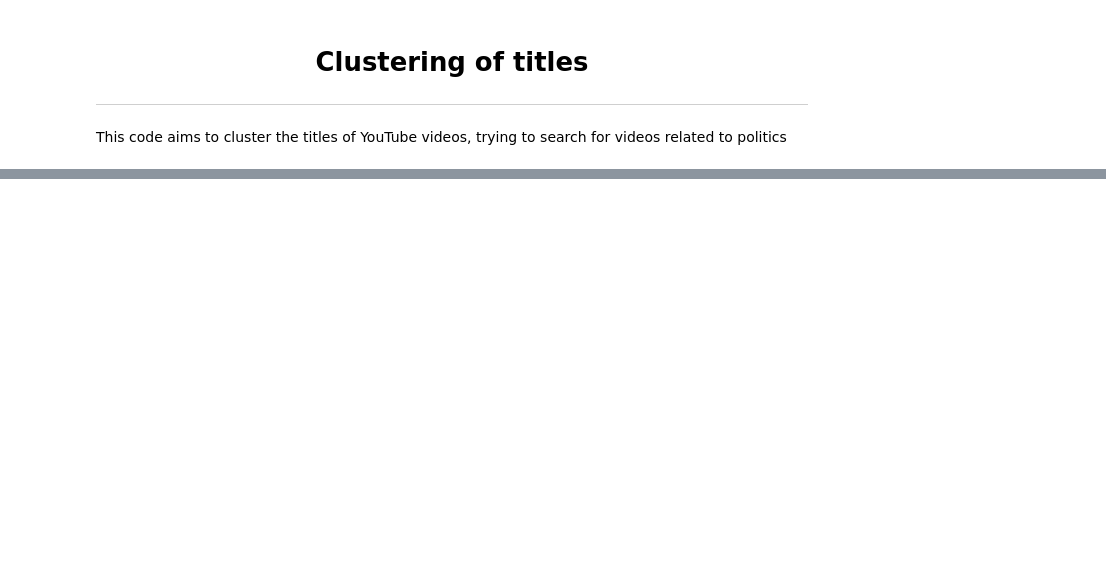
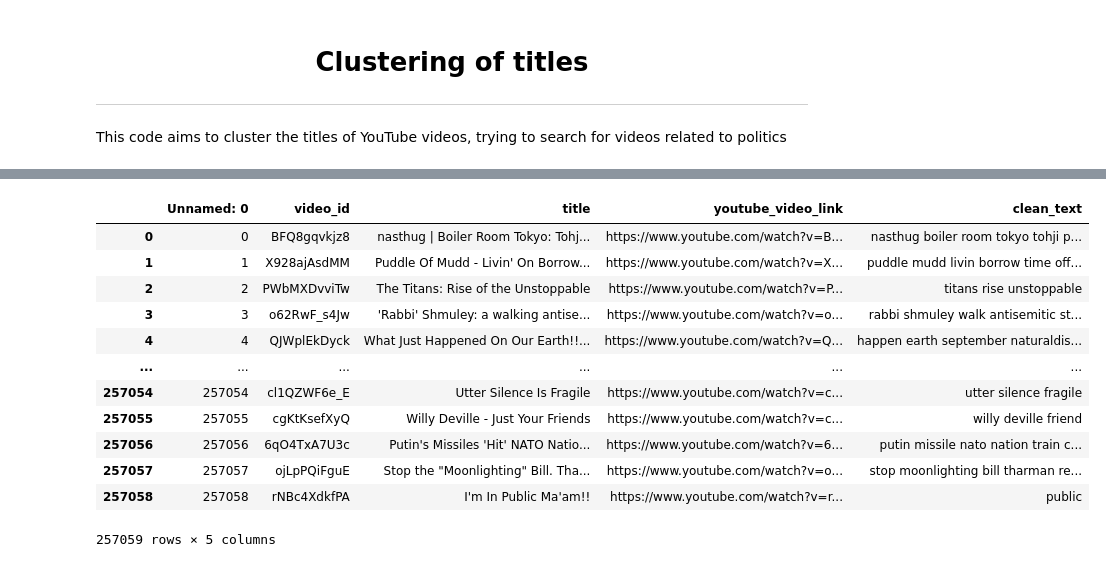
Before and after one commit to MateusoBrito/US-Election-On-Telegram, a Jupyter notebook: notebooks/10_Clustering.ipynb, the cells around one changed output, grey strips where cells are left out. Cells and saved outputs as stored; diff of their text form; code cells hidden in the pictures; blank space fills up the shorter version.

```diff
--- a/notebooks/10_Clustering.ipynb
+++ b/notebooks/10_Clustering.ipynb
@@ -29,2 +32,19 @@ vectorizer = TfidfVectorizer(
+# %%
+df_en = pd.read_csv("../data/preprocessed_english_titles.csv")
+display(df_en)
+# %% [output]
+|  | Unnamed: 0 | video_id | title | youtube_video_link | clean_text |
+| 0 | 0 | BFQ8gqvkjz8 | nasthug | Boiler Room Tokyo: Tohj... | https://www.youtube.com/watch?v=B... | nasthug boiler room tokyo tohji p... |
+| 1 | 1 | X928ajAsdMM | Puddle Of Mudd - Livin' On Borrow... | https://www.youtube.com/watch?v=X... | puddle mudd livin borrow time off... |
+| 2 | 2 | PWbMXDvviTw | The Titans: Rise of the Unstoppable | https://www.youtube.com/watch?v=P... | titans rise unstoppable |
+| 3 | 3 | o62RwF_s4Jw | 'Rabbi' Shmuley: a walking antise... | https://www.youtube.com/watch?v=o... | rabbi shmuley walk antisemitic st... |
+| 4 | 4 | QJWplEkDyck | What Just Happened On Our Earth!!... | https://www.youtube.com/watch?v=Q... | happen earth september naturaldis... |
+| ... | ... | ... | ... | ... | ... |
+| 257054 | 257054 | cl1QZWF6e_E | Utter Silence Is Fragile | https://www.youtube.com/watch?v=c... | utter silence fragile |
+| 257055 | 257055 | cgKtKsefXyQ | Willy Deville - Just Your Friends | https://www.youtube.com/watch?v=c... | willy deville friend |
+| 257056 | 257056 | 6qO4TxA7U3c | Putin's Missiles 'Hit' NATO Natio... | https://www.youtube.com/watch?v=6... | putin missile nato nation train c... |
+| 257057 | 257057 | ojLpPQiFguE | Stop the "Moonlighting" Bill. Tha... | https://www.youtube.com/watch?v=o... | stop moonlighting bill tharman re... |
+| 257058 | 257058 | rNBc4XdkfPA | I'm In Public Ma'am!! | https://www.youtube.com/watch?v=r... | public |
+257059 rows × 5 columns
 # %%
 df_sample = df_en.sample(10000, random_state=42)
```
Also changed, not shown: parts of 4 cells of this notebook.
